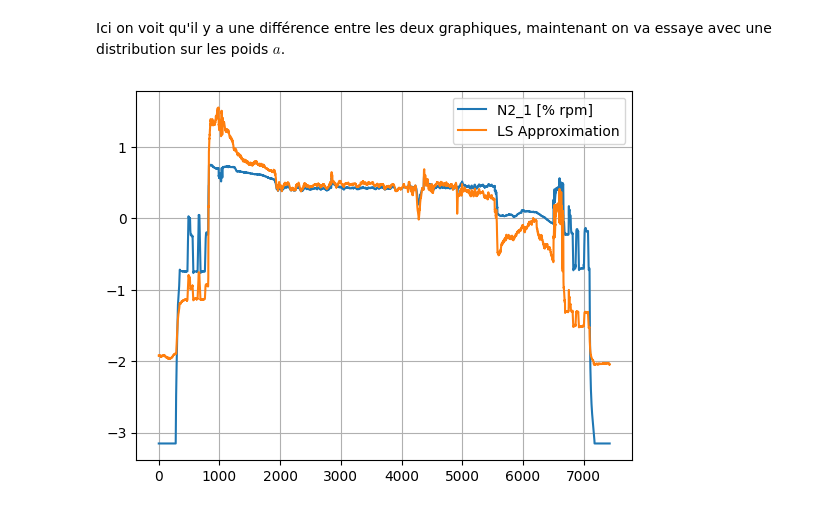
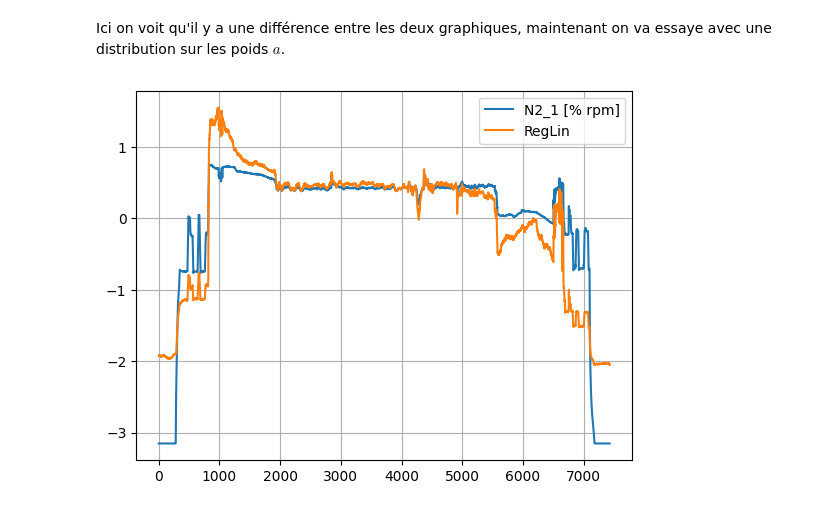
Before and after one commit to Davidson-Lova/PFE_clean, a Jupyter notebook: tempTube.ipynb, the cells around one changed output. Drawn from its saved outputs; the diff is of its cells as text; code cells hidden in the pictures.

```diff
--- a/tempTube.ipynb
+++ b/tempTube.ipynb
@@ -45,33 +45,33 @@ Ici on voit qu'il y a une différence entre les deux graphiques, maintenant on v
 # %%
 variableNames = ["N1_1 [% rpm]", "T1_1 [deg C]", "ALT [ft]", "M [Mach]"]
 # X = ddf.partitions[0][variableNames].compute().values
 f = open("variables.npy", "rb")
 X = np.load(f)
 f.close()
 Xnorm = (X - X.mean(axis=0)) / X.std(axis=0)
 Xhat = np.concatenate((np.ones(X.shape[0]).reshape(-1, 1), Xnorm), axis=1)
 
 targetName = ["N2_1 [% rpm]"]
 # y = ddf.partitions[0][targetName].compute().values.reshape(-1, 1)
 f = open("target.npy", "rb")
 y = np.load(f)
 f.close()
 
 yNorm = (y - y.mean(axis=0)) / y.std(axis=0)
 
 aHat = np.linalg.solve(np.matmul(Xhat.transpose(), Xhat),
                        np.matmul(Xhat.transpose(), yNorm))
 yHat = np.matmul(Xhat, aHat)
 
 
 plt.figure()
 plt.plot(yNorm, label=targetName[0])
-plt.plot(yHat, label="LS Approximation")
+plt.plot(yHat, label="RegLin")
 plt.legend()
 plt.grid("on")
 plt.show()
 # %% [output]
-[figure, old version]
+[figure, new version]
 # %%
 # f = open("variables.npy", "wb")
 # np.save(f, X)
```
Also changed, not shown: parts of 5 cells of this notebook.
